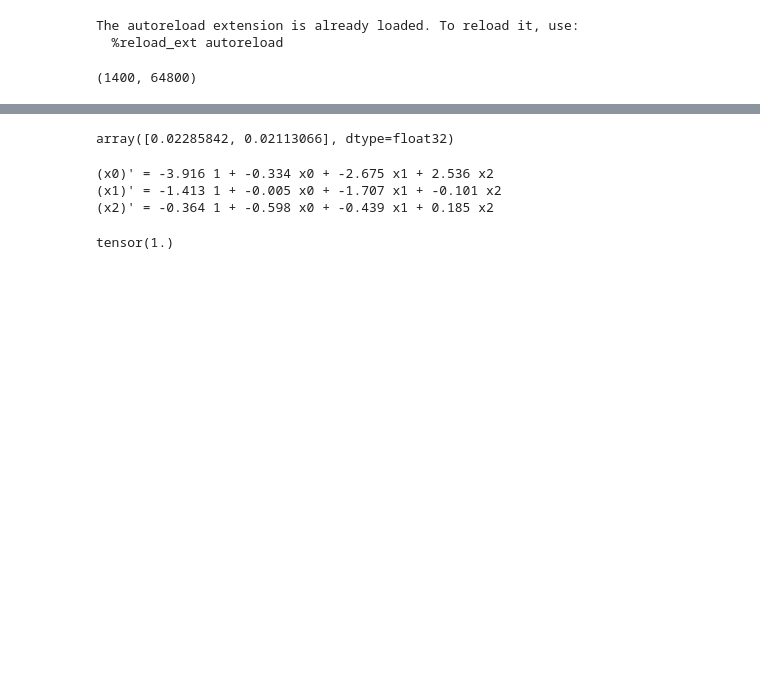
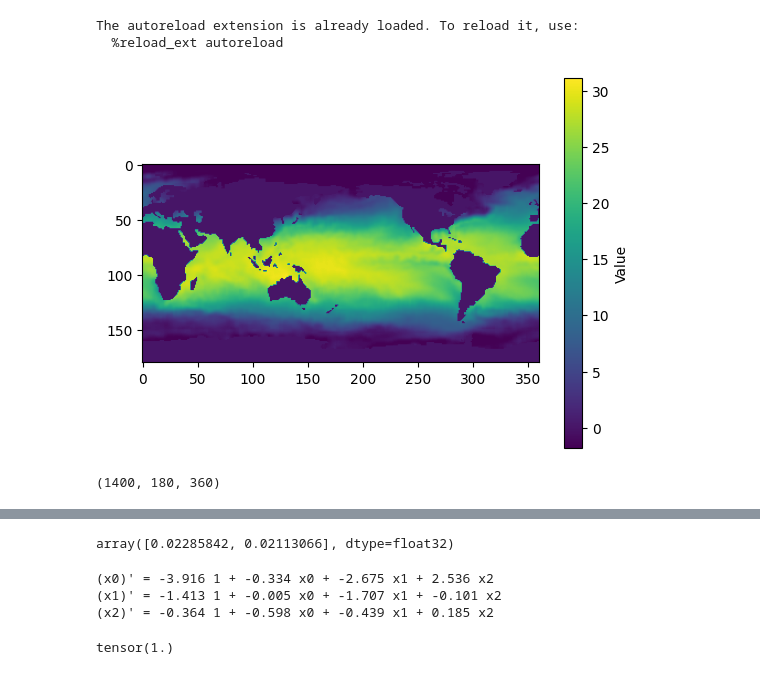
Before and after one commit to pyshred-dev/pyshred, a Jupyter notebook: pyshred/sst.ipynb, the cells around one changed output, grey strips where cells are left out. Drawn from its saved outputs; the diff is of its cells as text; code cells hidden in the pictures; blank space fills up the shorter version.

```diff
--- a/pyshred/sst.ipynb
+++ b/pyshred/sst.ipynb
@@ -9,26 +13,18 @@ from pyshred.models.shred import SHRED
 The autoreload extension is already loaded. To reload it, use:
   %reload_ext autoreload
 # %%
-from scipy.io import loadmat
-import numpy as np
-
 mat = loadmat("SST_data.mat")          # load MATLAB file
 arr = mat['Z'].T                   # extract the variable you want
-# arr = arr.reshape(1400, 180, 360)
-
-# import numpy as np
-# import matplotlib.pyplot as plt
-
-# timestep0 = arr[200]
-
+arr = arr.reshape(1400, 180, 360)
 # # Plotting
-# plt.figure()
-# plt.imshow(timestep0)
-# plt.colorbar(label="Value")
-# plt.show()
+plt.figure()
+plt.imshow(arr[0])
+plt.colorbar(label="Value")
+plt.show()
 arr.shape
 # %% [output]
+[figure, added]
-(1400, 64800)
+(1400, 180, 360)
 # %%
 manager = DataManager(
     lags = 52,
```
Also changed, not shown: parts of 14 cells of this notebook.
